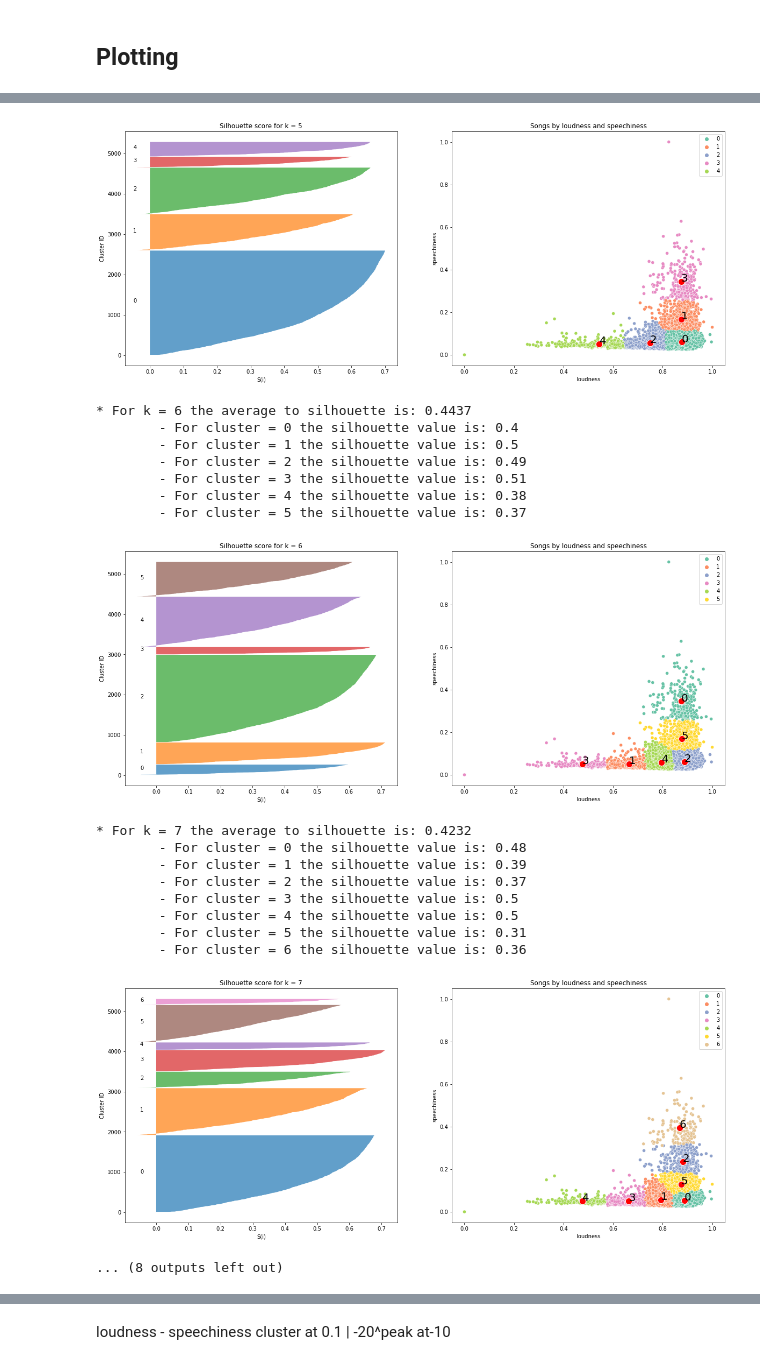
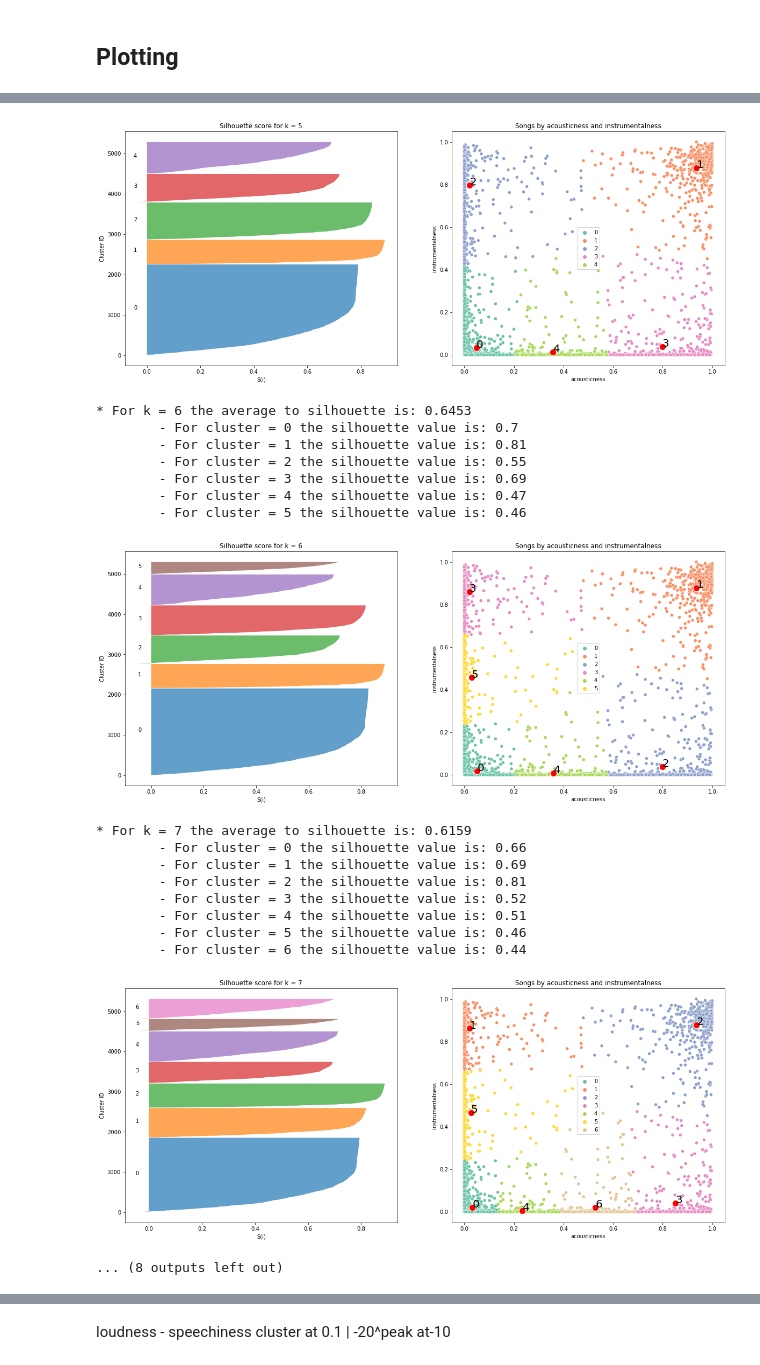
Before and after one commit to MasoSven/DScience_p5, a Jupyter notebook: Untitled.ipynb, the cells around one changed output, grey strips where cells are left out. Cells and saved outputs as stored; diff of their text form; code cells hidden in the pictures.

```diff
--- a/Untitled.ipynb
+++ b/Untitled.ipynb
@@ -62,8 +62,8 @@ df_5000
 # %% [markdown]
 ## Data Transformation
 # %%
-#standardize data    'danceability' 'energy' 'key*' 'loudness' 'speechiness' 'acousticness' 'instrumentalness' 'valence' 'time_signature'
-columns = ['loudness', 'speechiness']
+#standardize data    'danceability*' 'energy*' 'key*' 'loudness*' 'speechiness*' 'acousticness*' 'instrumentalness' 'valence'
+columns = ['acousticness', 'instrumentalness']
 df_5000sample = df_5000.filter(columns) #choose collumns here
 df_5000norm = MinMaxScaler().fit_transform(df_5000sample)
 pd.DataFrame(df_5000norm).head()
@@ -78,7 +78,7 @@ pd.DataFrame(df_5000norm).head()
 ## Calculate KMeans and filter
 # %%
 #calculate cluster centers
-kmeans = KMeans(n_clusters=2).fit(df_5000norm)
+kmeans = KMeans(n_clusters=20).fit(df_5000norm)  #define clusters here
 
 kmeans.cluster_centers_
 centroids = pd.DataFrame(kmeans.cluster_centers_)
@@ -116,11 +130,11 @@ kmeans.inertia_
 # %%
-max_k = 15
+max_k = 30
 inertia = []
 
 for k in range(1, max_k):
     inertia.append(KMeans(n_clusters=k).fit(df_5000norm).inertia_)
 
-fig, ax = plt.subplots(figsize=(12, 6))
+fig, ax = plt.subplots(figsize=(20, 10))
 plt.title(f'Penguins inertia evolution from 1 cluster to {max_k} cluster')
 sns.lineplot(x=range(1, max_k), y=inertia)
 sns.scatterplot(x=range(1, max_k), y=inertia)
@@ -136,5 +150,5 @@ silhouette_score(df_5000norm, kmeans.labels_)
 # %%
-max_k = 8
+max_k = 70
 sil_score = []
 
 for k in range(2, max_k):
@@ -211,13 +247,13 @@ for k in range(1, max_k):
         plot_data.columns = columns
         plot_data['cluster'] = kmean_model.predict(data)
 
-        plt.title('Songs by loudness and speechiness')
-        sns.scatterplot(data=plot_data, x= 'loudness', y='speechiness', hue='cluster', palette='Set2')
-        sns.scatterplot(data=centr_df_temp, x= 'loudness', y='speechiness', color='red', s=150)
+        plt.title('Songs by acousticness and instrumentalness')
+        sns.scatterplot(data=plot_data, x= 'acousticness', y='instrumentalness', hue='cluster', palette='Set2')
+        sns.scatterplot(data=centr_df_temp, x= 'acousticness', y='instrumentalness', color='red', s=150)
         for i in range(centr_df_temp.shape[0]):
             plt.text(
-                x=centr_df_temp.loudness[i],
-                y=centr_df_temp.speechiness[i],
+                x=centr_df_temp.acousticness[i],
+                y=centr_df_temp.instrumentalness[i],
                 s=centr_df_temp.cluster_name[i],
                 size=20
             )
@@ -247,19 +283,19 @@ for k in range(1, max_k):
-[figure, old version]
+[figure, new version]
-* For k = 6 the average to silhouette is: 0.4437
-        - For cluster = 0 the silhouette value is: 0.4
-        - For cluster = 1 the silhouette value is: 0.5
-        - For cluster = 2 the silhouette value is: 0.49
-        - For cluster = 3 the silhouette value is: 0.51
-        - For cluster = 4 the silhouette value is: 0.38
-        - For cluster = 5 the silhouette value is: 0.37
+* For k = 6 the average to silhouette is: 0.6453
+        - For cluster = 0 the silhouette value is: 0.7
+        - For cluster = 1 the silhouette value is: 0.81
+        - For cluster = 2 the silhouette value is: 0.55
+        - For cluster = 3 the silhouette value is: 0.69
+        - For cluster = 4 the silhouette value is: 0.47
+        - For cluster = 5 the silhouette value is: 0.46
-[figure, old version]
+[figure, new version]
-* For k = 7 the average to silhouette is: 0.4232
-        - For cluster = 0 the silhouette value is: 0.48
-        - For cluster = 1 the silhouette value is: 0.39
-        - For cluster = 2 the silhouette value is: 0.37
-        - For cluster = 3 the silhouette value is: 0.5
-        - For cluster = 4 the silhouette value is: 0.5
-        - For cluster = 5 the silhouette value is: 0.31
-        - For cluster = 6 the silhouette value is: 0.36
+* For k = 7 the average to silhouette is: 0.6159
+        - For cluster = 0 the silhouette value is: 0.66
+        - For cluster = 1 the silhouette value is: 0.69
+        - For cluster = 2 the silhouette value is: 0.81
+        - For cluster = 3 the silhouette value is: 0.52
+        - For cluster = 4 the silhouette value is: 0.51
+        - For cluster = 5 the silhouette value is: 0.46
+        - For cluster = 6 the silhouette value is: 0.44
-[figure, old version]
+[figure, new version]
 ... (8 outputs left out)
```
Also changed, not shown: parts of 17 cells of this notebook.
